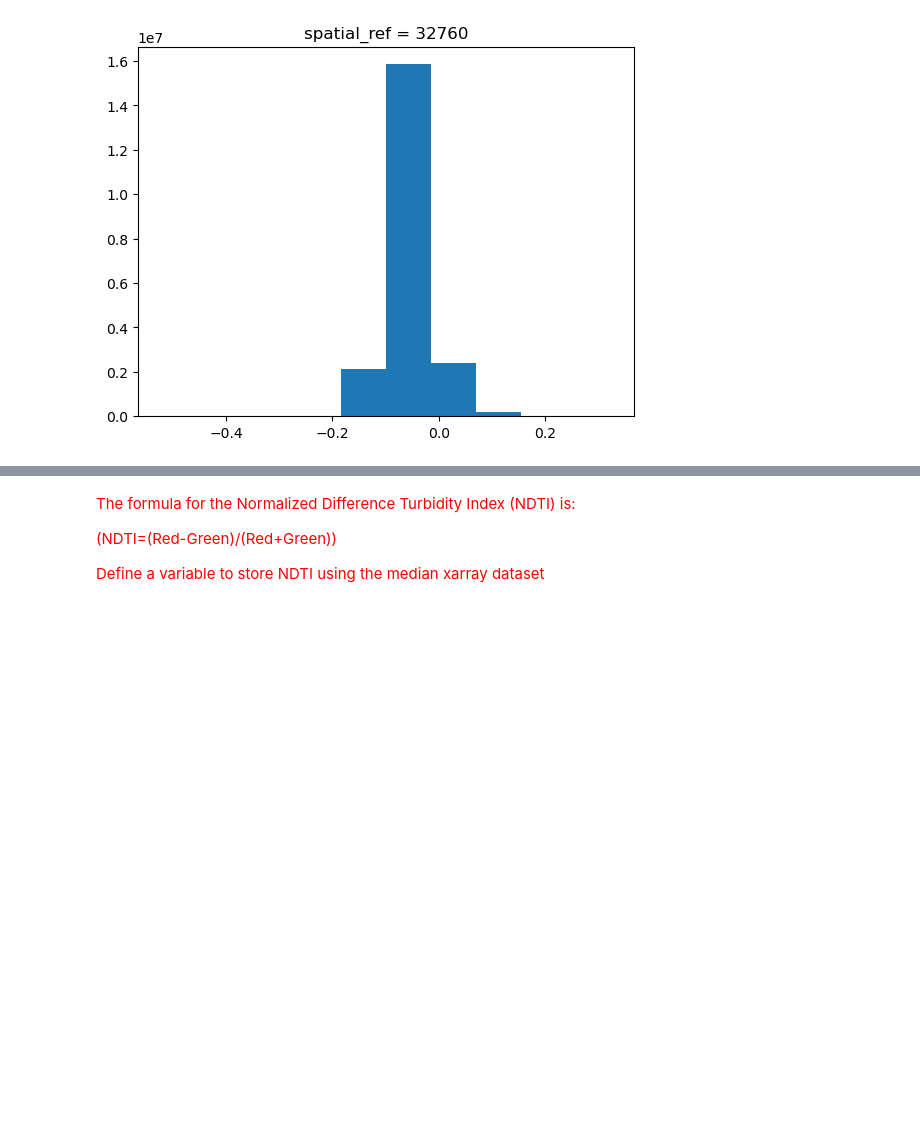
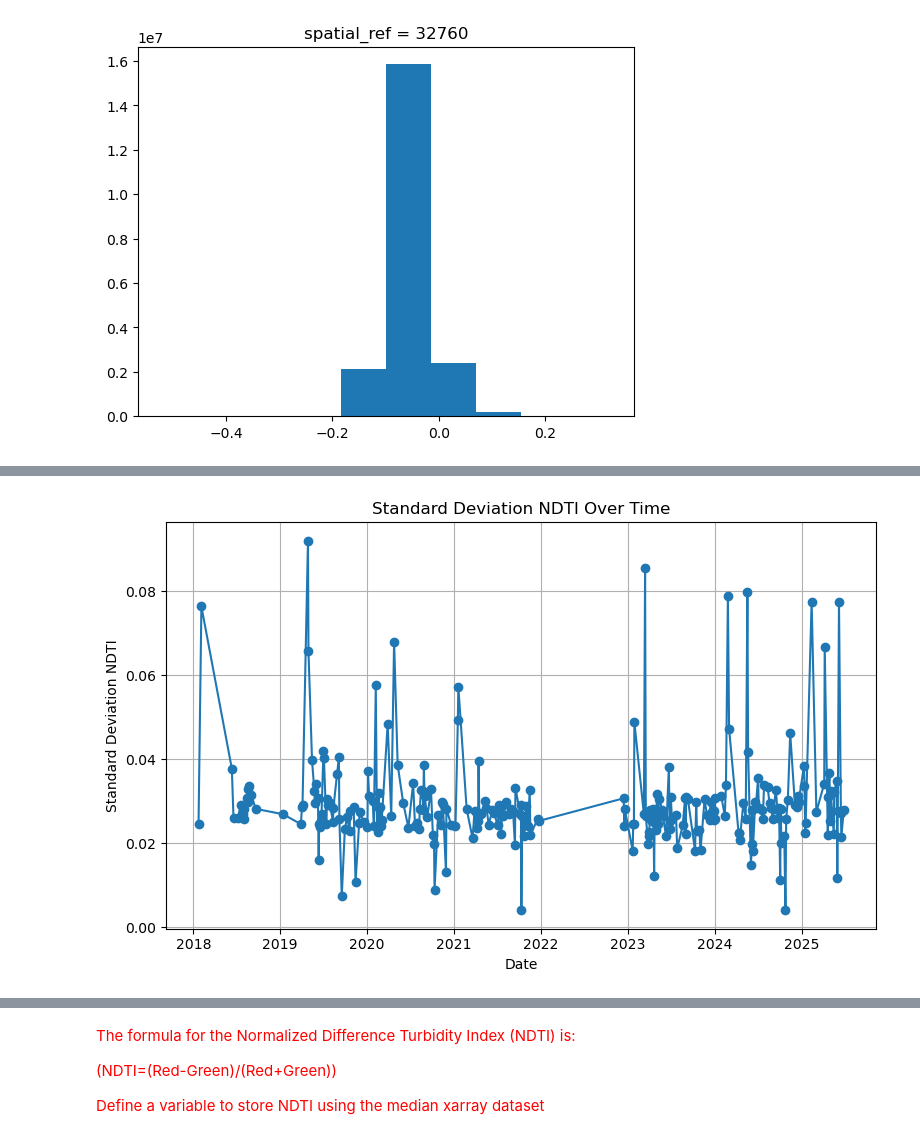
Before and after one commit to digitalearthpacific/water-quality, a Jupyter notebook: coastal/drafts/ndti-multiyear-stats.ipynb, the cells around one changed output, grey strips where cells are left out. Drawn from its saved outputs; the diff is of its cells as text; code cells hidden in the pictures; blank space fills up the shorter version.

```diff
--- a/coastal/drafts/ndti-multiyear-stats.ipynb
+++ b/coastal/drafts/ndti-multiyear-stats.ipynb
@@ -158,0 +181,11 @@ ndti.isel(time=0).odc.explore(cmap='BrBG_r', vmin=-0.2, vmax=0.2)
+# %%
+plt.figure(figsize=(8, 5))
+plt.plot(masked_ds['time'].values, std_ndti, marker='o', linestyle='-')
+plt.xlabel('Date')
+plt.ylabel('Standard Deviation NDTI')
+plt.title('Standard Deviation NDTI Over Time')
+plt.grid(True)
+plt.tight_layout()
+plt.show()
+# %% [output]
+[figure, added]
```
Also changed, not shown: parts of 11 cells of this notebook.
